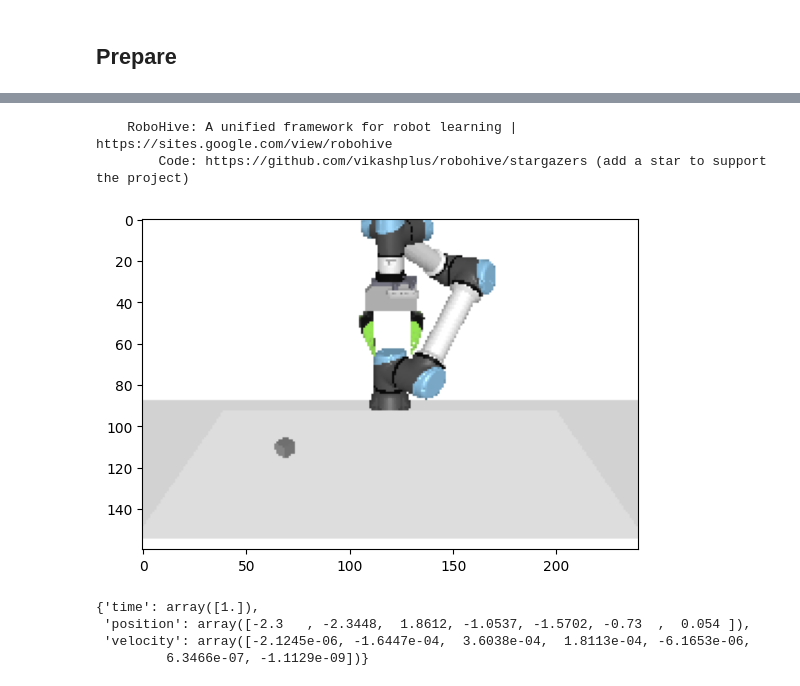
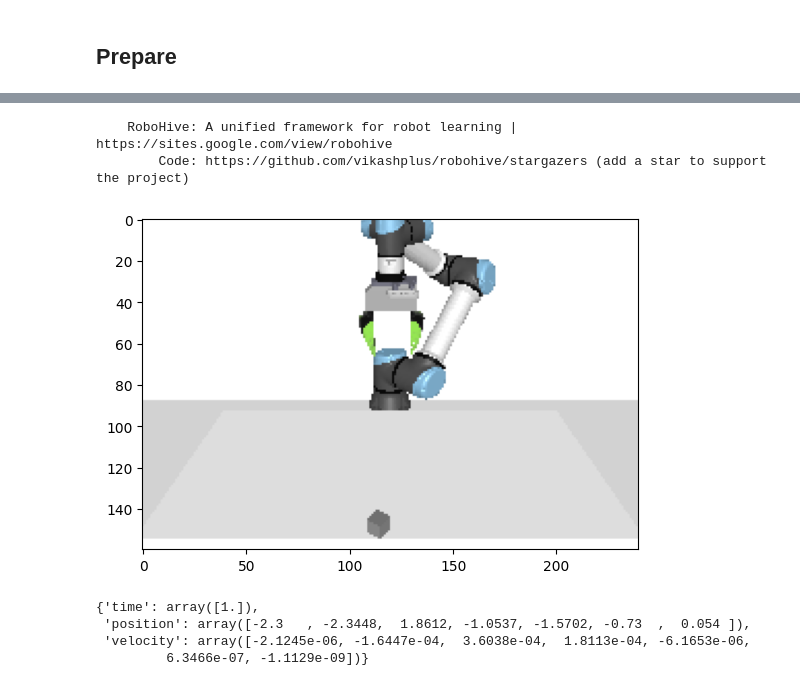
Before and after one commit to lklimkiewicz7/robohive-plus, a Jupyter notebook: extra/replay_trajectory.ipynb, the cells around one changed output, grey strips where cells are left out. Saved outputs shown, nothing was run; the diff lists cells and outputs as text; code cells hidden in the pictures.

```diff
--- a/extra/replay_trajectory.ipynb
+++ b/extra/replay_trajectory.ipynb
@@ -21,13 +11,13 @@ RoboHive:> Registering UR5 Envs
 # %%
-env = gym.make('Ur5ReachFixedCam-v0')
+env = gym.make('Ur5Cube-v0')
 env.reset();
 
 obs = env.get_obs(update_exteroception=True)
 plt.imshow(env.visual_dict['rgb:front:160x240:2d']);
 # %% [output]
     RoboHive: A unified framework for robot learning | https://sites.google.com/view/robohive
         Code: https://github.com/vikashplus/robohive/stargazers (add a star to support the project)
-[figure, old version]
+[figure, new version]
 # %%
 env.obs_dict
 # %% [output]
```
Also changed, not shown: parts of 2 cells of this notebook, 6 other files.
